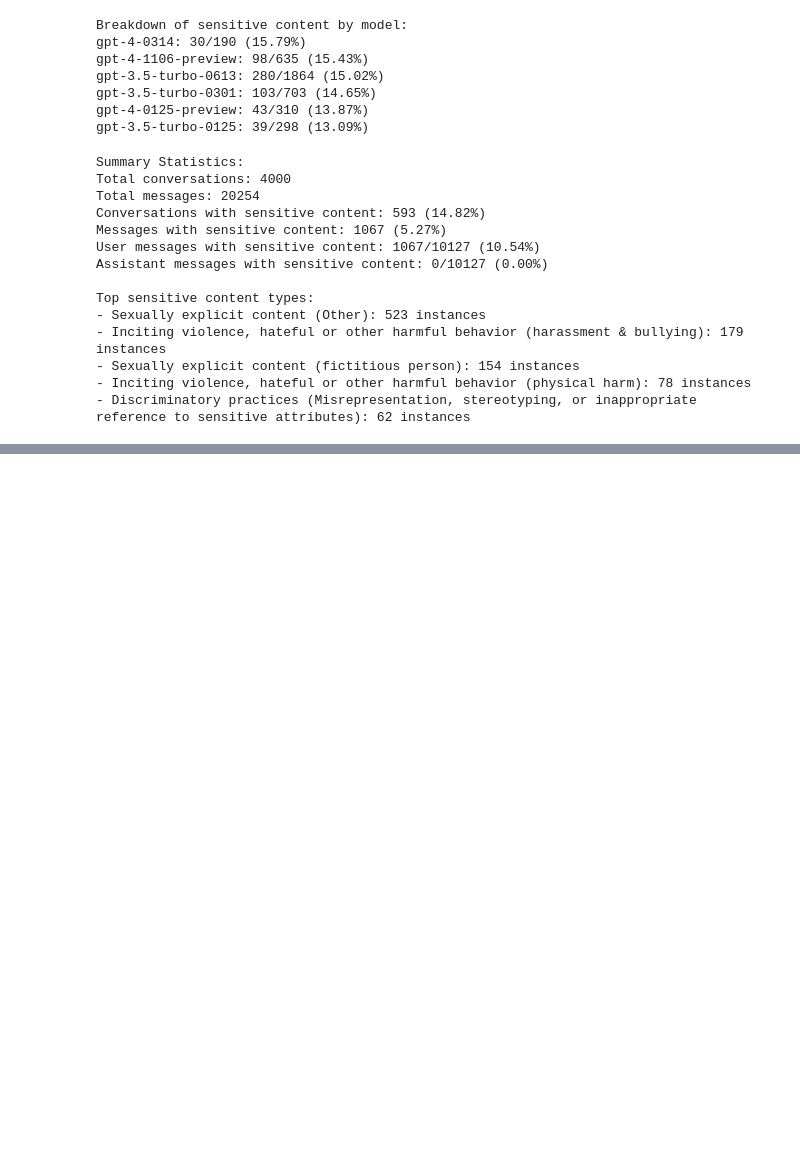
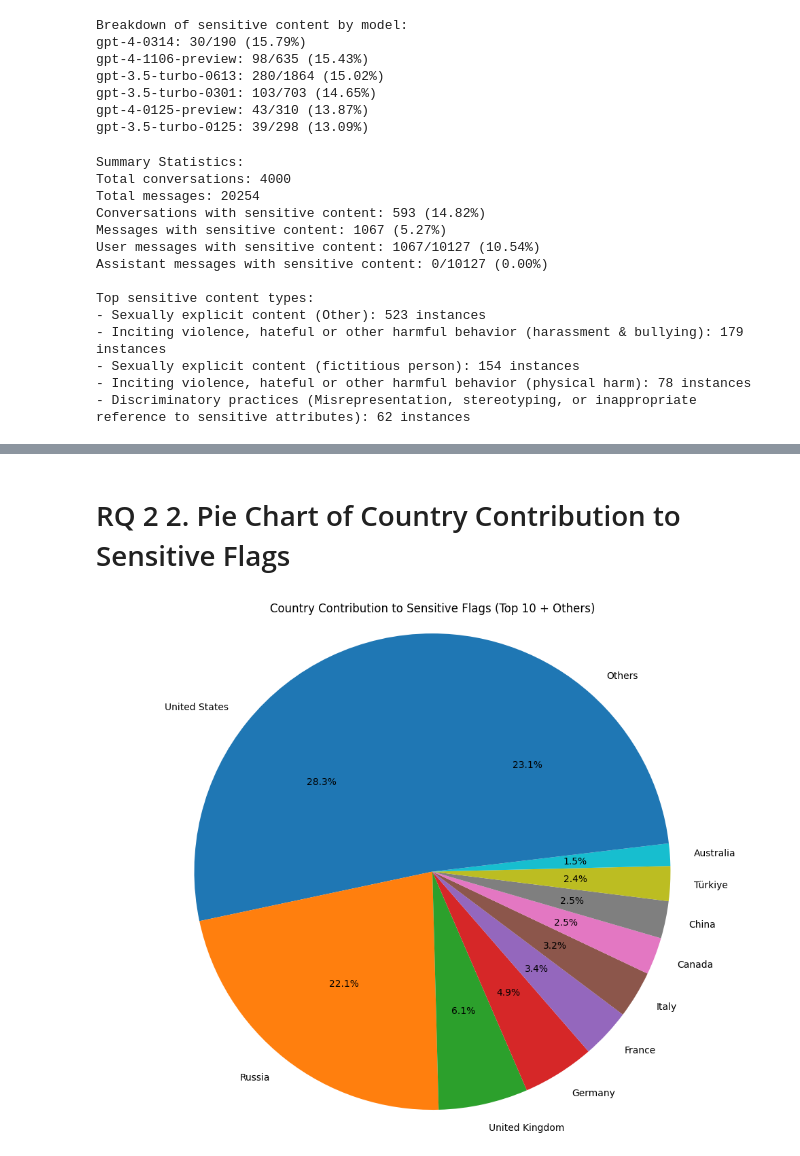
Before and after one commit to shayne-longpre/naturalistic-ai, a Jupyter notebook: notebooks/sensitive-flags.ipynb, the cells around one changed output, grey strips where cells are left out. Saved outputs shown, nothing was run; the diff lists cells and outputs as text; code cells hidden in the pictures; blank space fills up the shorter version.

```diff
--- a/notebooks/sensitive-flags.ipynb
+++ b/notebooks/sensitive-flags.ipynb
@@ -555,0 +653,43 @@ Top sensitive content types:
+# %% [markdown]
+# RQ 2 2. Pie  Chart of Country Contribution to Sensitive Flags
+# %%
+# Calculate country contribution to sensitive flags
+country_sensitive_counts = defaultdict(int)
+
+for conv in dataset.data:
+    if conv.geography:
+        country = conv.geography.split(';')[0].strip() if ';' in conv.geography else conv.geography
+
+        # Check if conversation has sensitive content
+        for msg in conv.conversation:
+            if "automatic_v0-turn_sensitive_use_flags" in msg.metadata:
+                flag_value = msg.metadata["automatic_v0-turn_sensitive_use_flags"].value
+                if isinstance(flag_value, list):
+                    if any(flag != "None" for flag in flag_value):
+                        country_sensitive_counts[country] += 1
+                        break
+                elif flag_value and flag_value != "None":
+                    country_sensitive_counts[country] += 1
+                    break
+
+# Sort countries by contribution and take top 10
+sorted_countries = sorted(country_sensitive_counts.items(), key=lambda x: x[1], reverse=True)[:10]
+top_countries, top_counts = zip(*sorted_countries)
+
+# Add "Others" category
+others_count = sum(count for country, count in country_sensitive_counts.items()
+                  if country not in top_countries)
+if others_count > 0:
+    top_countries = list(top_countries) + ["Others"]
+    top_counts = list(top_counts) + [others_count]
+
+# Create pie chart
+plt.figure(figsize=(10, 8))
+plt.pie(top_counts, labels=top_countries, autopct='%1.1f%%', startangle=90)
+plt.axis('equal')
+plt.title('Country Contribution to Sensitive Flags (Top 10 + Others)')
+plt.tight_layout()
+plt.savefig(f"{outdir}/country_contribution_pie_chart.png")
+plt.show()
+# %% [output]
+[figure, added]
```
Also changed, not shown: parts of 16 cells of this notebook, 16 other files.
